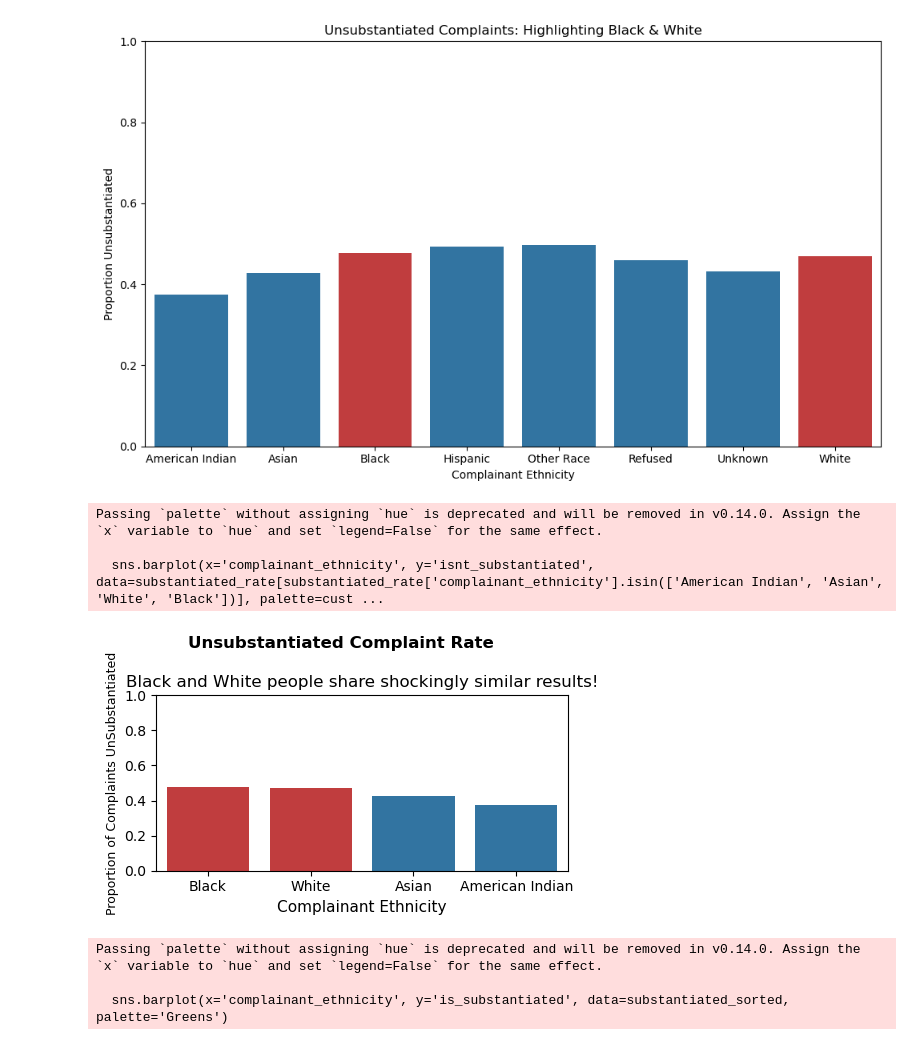
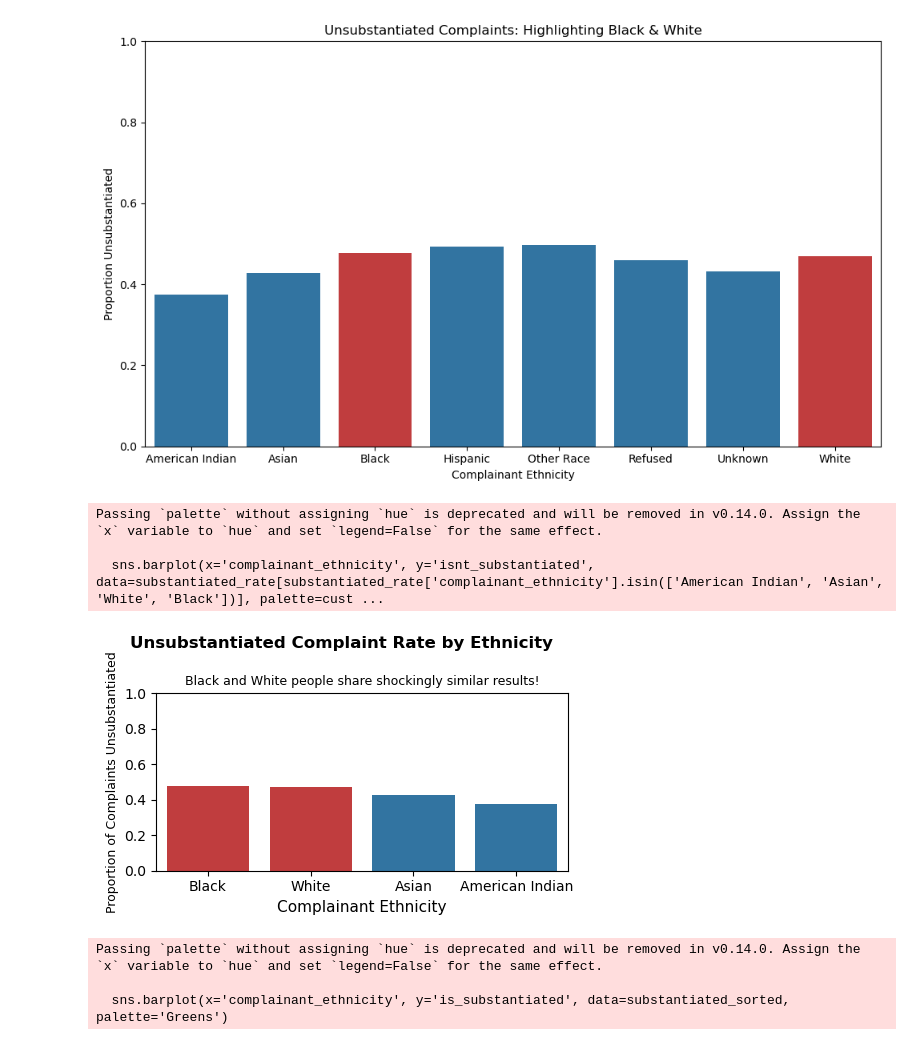
Before and after one commit to uhlexa/portfolio, a Jupyter notebook: project2/more_project2.ipynb, the cells around one changed output. Cells and saved outputs as stored; diff of their text form; code cells hidden in the pictures.

```diff
--- a/project2/more_project2.ipynb
+++ b/project2/more_project2.ipynb
@@ -135,37 +135,37 @@ import seaborn as sns
 
 # Load your DataFrame — assuming it's already cleaned and named `df`
 
 # Normalize disposition to lowercase for easy filtering
 df['board_disposition'] = df['board_disposition'].str.lower()
 
 # Filter substantiated complaints
 df['isnt_substantiated'] = df['board_disposition'].str.contains('unsubstantiated', na=False)
 
 # Group by complainant ethnicity and calculate substantiation rate
 substantiated_rate = (
     df.groupby('complainant_ethnicity')['isnt_substantiated']
     .mean()
     .sort_values(ascending=False)
     .reset_index()
 )
 #df['ethnicity'] = df['ethnicity'].isin(['White', 'Black'])
 # Plot
 custom_colors= ['#d62728', '#d62728', '#1f77b4', '#1f77b4']
 
 plt.figure(figsize=(5, 3))
 sns.barplot(x='complainant_ethnicity', y='isnt_substantiated', data=substantiated_rate[substantiated_rate['complainant_ethnicity'].isin(['American Indian', 'Asian', 'White', 'Black'])], palette=custom_colors)
-plt.suptitle("Unsubstantiated Complaint Rate", fontweight="bold")
-plt.title("Black and White people share shockingly similar results!")
-plt.ylabel("Proportion of Complaints UnSubstantiated", fontsize=9)
+plt.suptitle("Unsubstantiated Complaint Rate by Ethnicity", fontweight="bold")
+plt.title("Black and White people share shockingly similar results!", fontsize='9')
+plt.ylabel("Proportion of Complaints Unsubstantiated", fontsize=9)
 plt.xlabel("Complainant Ethnicity", fontsize=11)
 plt.ylim(0, 1)
 plt.tight_layout()
 plt.show()
 # %% [output]
 Passing `palette` without assigning `hue` is deprecated and will be removed in v0.14.0. Assign the `x` variable to `hue` and set `legend=False` for the same effect.
 
   sns.barplot(x='complainant_ethnicity', y='isnt_substantiated', data=substantiated_rate[substantiated_rate['complainant_ethnicity'].isin(['American Indian', 'Asian', 'White', 'Black'])], palette=cust ...
-[figure, old version]
+[figure, new version]
 # %%
 substantiated_sorted = substantiated_rate.sort_values('complainant_ethnicity')
 
```
Also changed, not shown: parts of 1 cell of this notebook, 2 other files.
